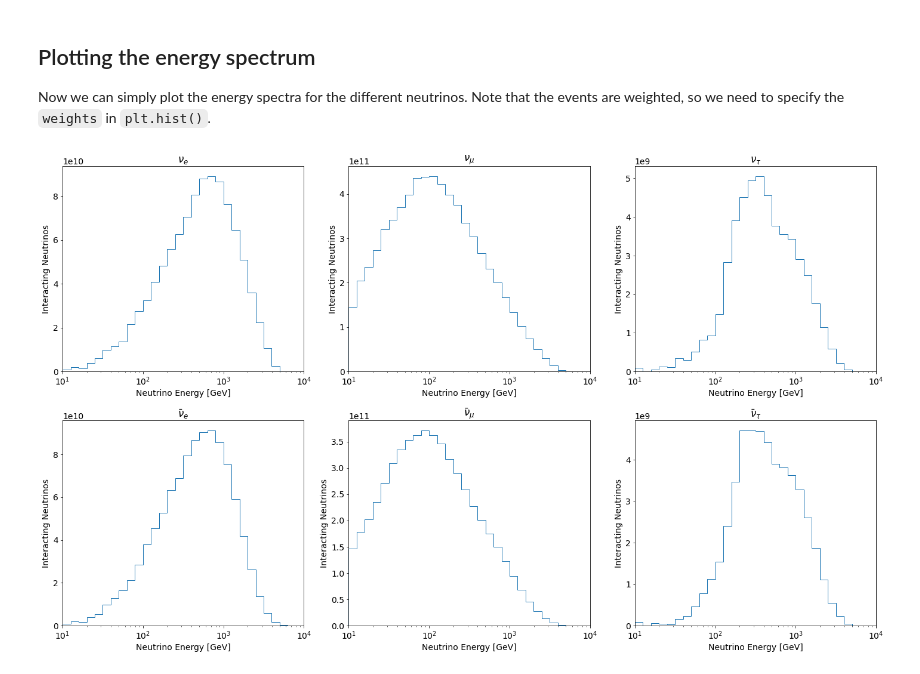
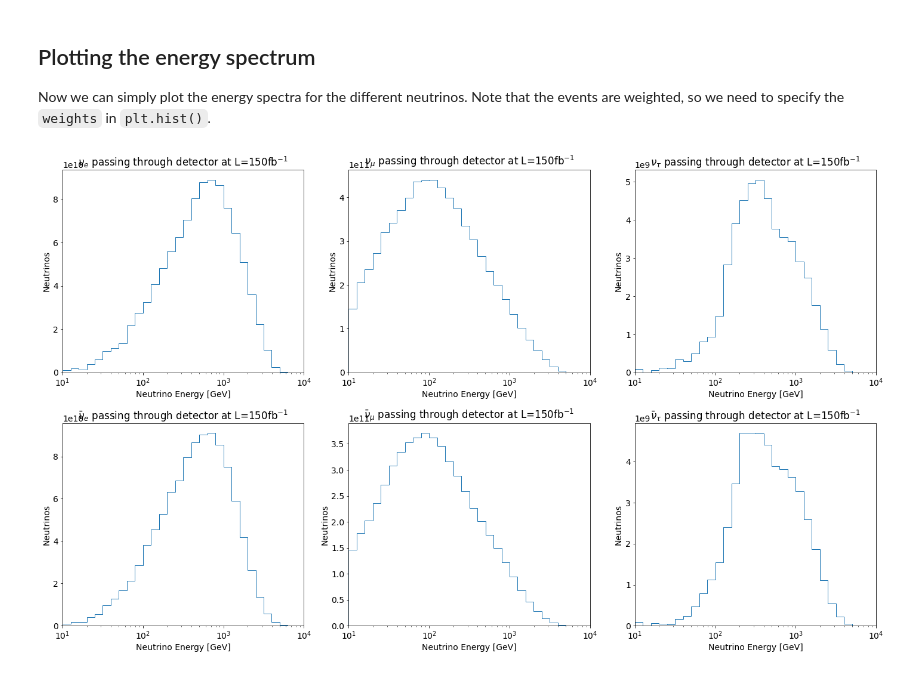
Before and after one commit to KlingFelix/FastNeutrinoFluxSimulation, a Jupyter notebook: example/analysis.ipynb, the cells around one changed output. Saved outputs shown, nothing was run; the diff lists cells and outputs as text; code cells hidden in the pictures.

```diff
--- a/example/analysis.ipynb
+++ b/example/analysis.ipynb
@@ -42,22 +42,22 @@ Now we can simply plot the energy spectra for the different neutrinos. Note that
 # %%
 # setup figure
 matplotlib.rcParams.update({'font.size': 14})
 matplotlib.rcParams['text.usetex'] = False
 fig = plt.figure(figsize=(20,12))
 vpids = {12:r"$\nu_e$", 14:r"$\nu_\mu$", 16:r"$\nu_\tau$", -12:r"$\bar\nu_e$", -14:r"$\bar\nu_\mu$", -16:r"$\bar\nu_\tau$"}
 ebins = np.logspace(1,4,30+1)
 
 # plot
 for ivpid, vpid in enumerate(vpids.keys()):
     ax = plt.subplot(2,3,1+ivpid)
     selection = sample[sample['vpid']==vpid]
     ax.hist(selection['en'], weights=selection['wgt'], histtype='step', bins=ebins)
     ax.set_xlim(10, 10000)
     ax.set_xscale("log")
     ax.set_xlabel(r"Neutrino Energy [GeV]")
-    ax.set_ylabel(r"Interacting Neutrinos")
-    ax.set_title(vpids[vpid])
+    ax.set_ylabel(r"Neutrinos")
+    ax.set_title(vpids[vpid]+" passing through detector at L="+str(lumi)+r"fb$^{-1}$")
 plt.tight_layout()
 plt.show()
 # %% [output]
-[figure, old version]
+[figure, new version]
```
